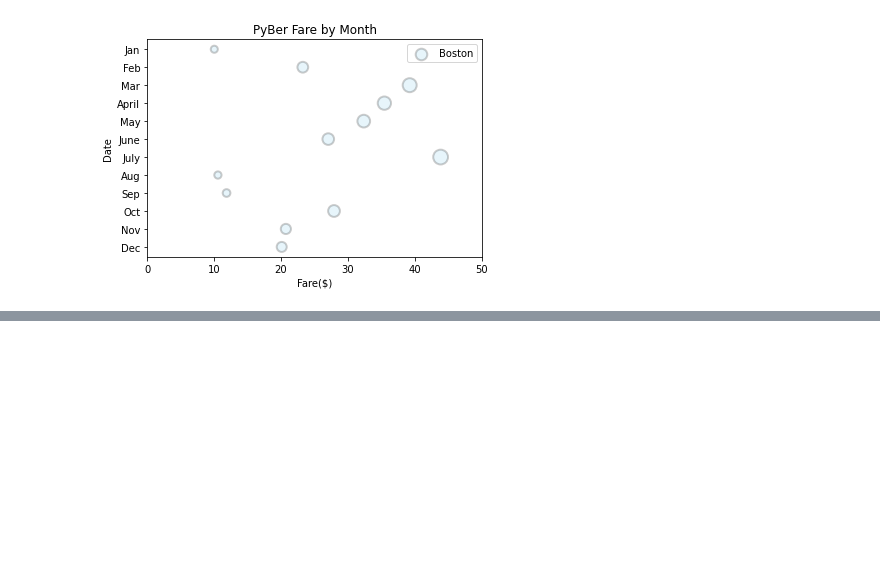
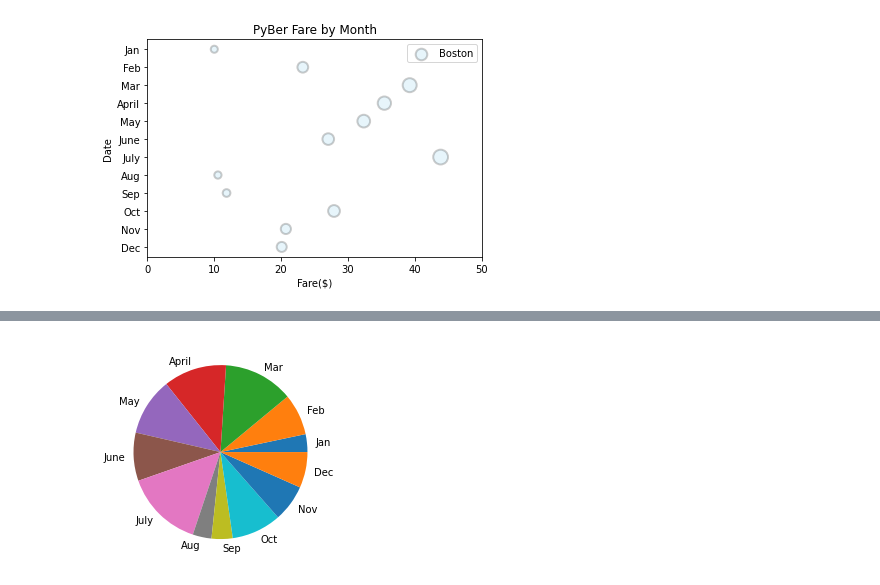
Before and after one commit to scottwesley31/PyBer_Analysis, a Jupyter notebook: matplotlib_practice.ipynb, the cells around one changed output, grey strips where cells are left out. Drawn from its saved outputs; the diff is of its cells as text; code cells hidden in the pictures; blank space fills up the shorter version.

```diff
--- a/matplotlib_practice.ipynb
+++ b/matplotlib_practice.ipynb
@@ -301,0 +346,7 @@ ax.legend()
+# %%
+# Create pie chart using object-oriented method.
+fig, ax = plt.subplots()
+ax.pie(y_axis, labels=x_axis)
+plt.show()
+# %% [output]
+[figure, added]
```
Also changed, not shown: parts of 4 cells of this notebook, 2 other files.
